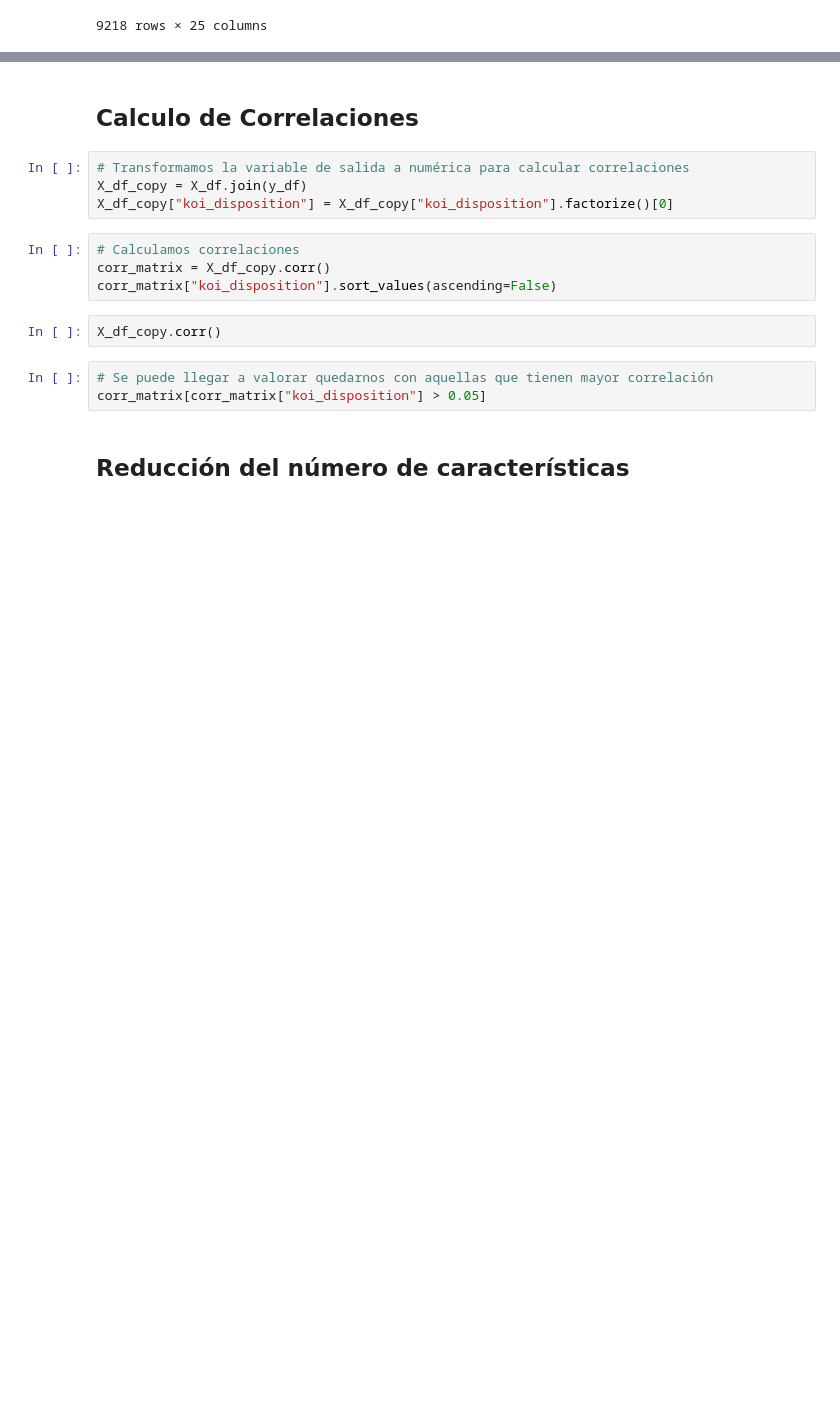
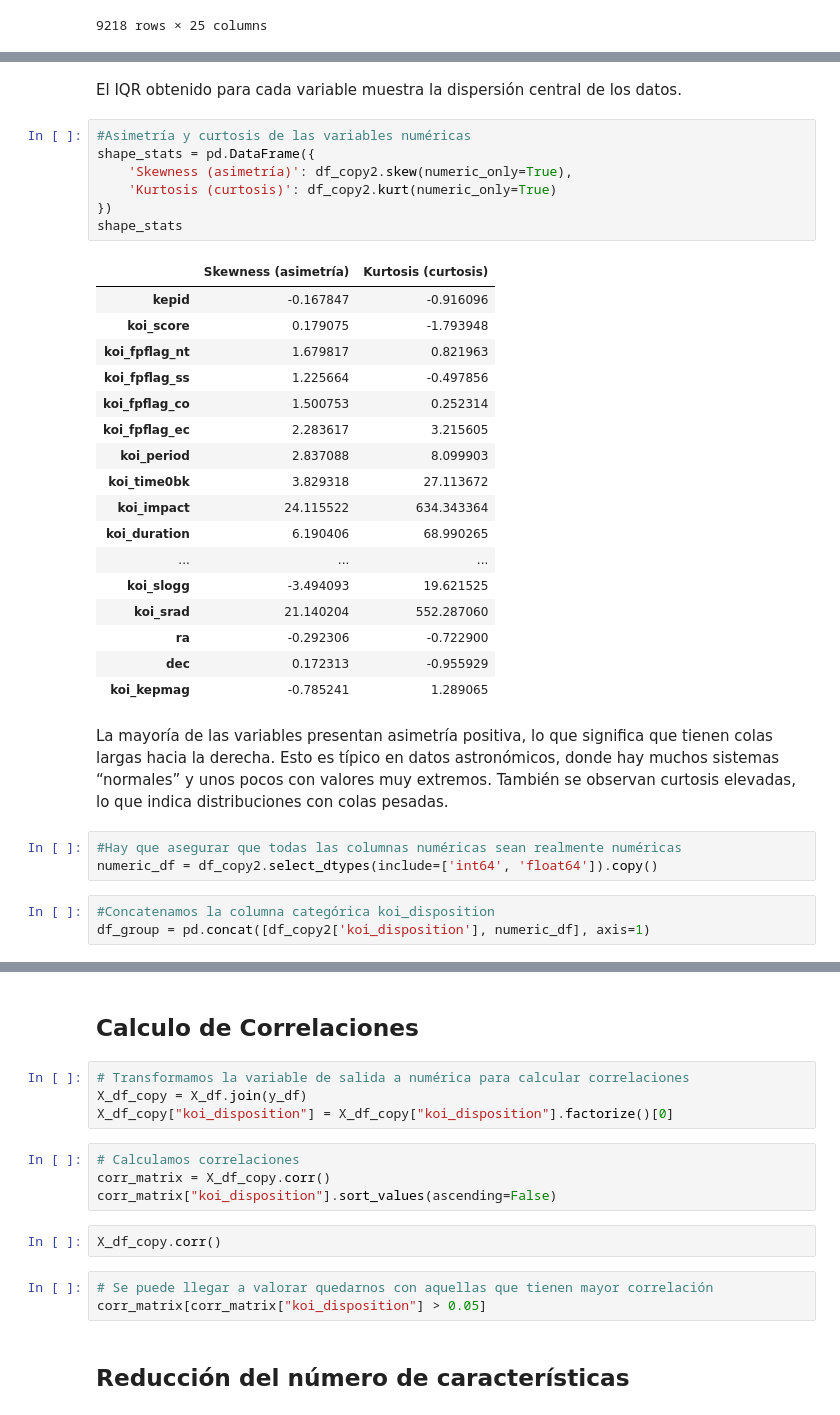
Before and after one commit to lvalencia232/KeplerExoplanet, a Jupyter notebook: kepler_exoplanet.ipynb, the cells around one changed output, grey strips where cells are left out. Cells and saved outputs as stored; diff of their text form; blank space fills up the shorter version.

```diff
--- a/kepler_exoplanet.ipynb
+++ b/kepler_exoplanet.ipynb
@@ -364,0 +487,36 @@ df_copy2
+# %% [markdown]
+El IQR obtenido para cada variable muestra la dispersión central de los datos.
+# %%
+#Asimetría y curtosis de las variables numéricas
+shape_stats = pd.DataFrame({
+    'Skewness (asimetría)': df_copy2.skew(numeric_only=True),
+    'Kurtosis (curtosis)': df_copy2.kurt(numeric_only=True)
+})
+shape_stats
+# %% [output]
+|  | Skewness (asimetría) | Kurtosis (curtosis) |
+| kepid | -0.167847 | -0.916096 |
+| koi_score | 0.179075 | -1.793948 |
+| koi_fpflag_nt | 1.679817 | 0.821963 |
+| koi_fpflag_ss | 1.225664 | -0.497856 |
+| koi_fpflag_co | 1.500753 | 0.252314 |
+| koi_fpflag_ec | 2.283617 | 3.215605 |
+| koi_period | 2.837088 | 8.099903 |
+| koi_time0bk | 3.829318 | 27.113672 |
+| koi_impact | 24.115522 | 634.343364 |
+| koi_duration | 6.190406 | 68.990265 |
+| ... | ... | ... |
+| koi_slogg | -3.494093 | 19.621525 |
+| koi_srad | 21.140204 | 552.287060 |
+| ra | -0.292306 | -0.722900 |
+| dec | 0.172313 | -0.955929 |
+| koi_kepmag | -0.785241 | 1.289065 |
+# %% [markdown]
+La mayoría de las variables presentan asimetría positiva, lo que significa que tienen colas largas hacia la derecha.
+Esto es típico en datos astronómicos, donde hay muchos sistemas “normales” y unos pocos con valores muy extremos. También se observan curtosis elevadas, lo que indica distribuciones con colas pesadas.
+# %%
+#Hay que asegurar que todas las columnas numéricas sean realmente numéricas
+numeric_df = df_copy2.select_dtypes(include=['int64', 'float64']).copy()
+# %%
+#Concatenamos la columna categórica koi_disposition
+df_group = pd.concat([df_copy2['koi_disposition'], numeric_df], axis=1)
```
Also changed, not shown: parts of 11 cells of this notebook.
